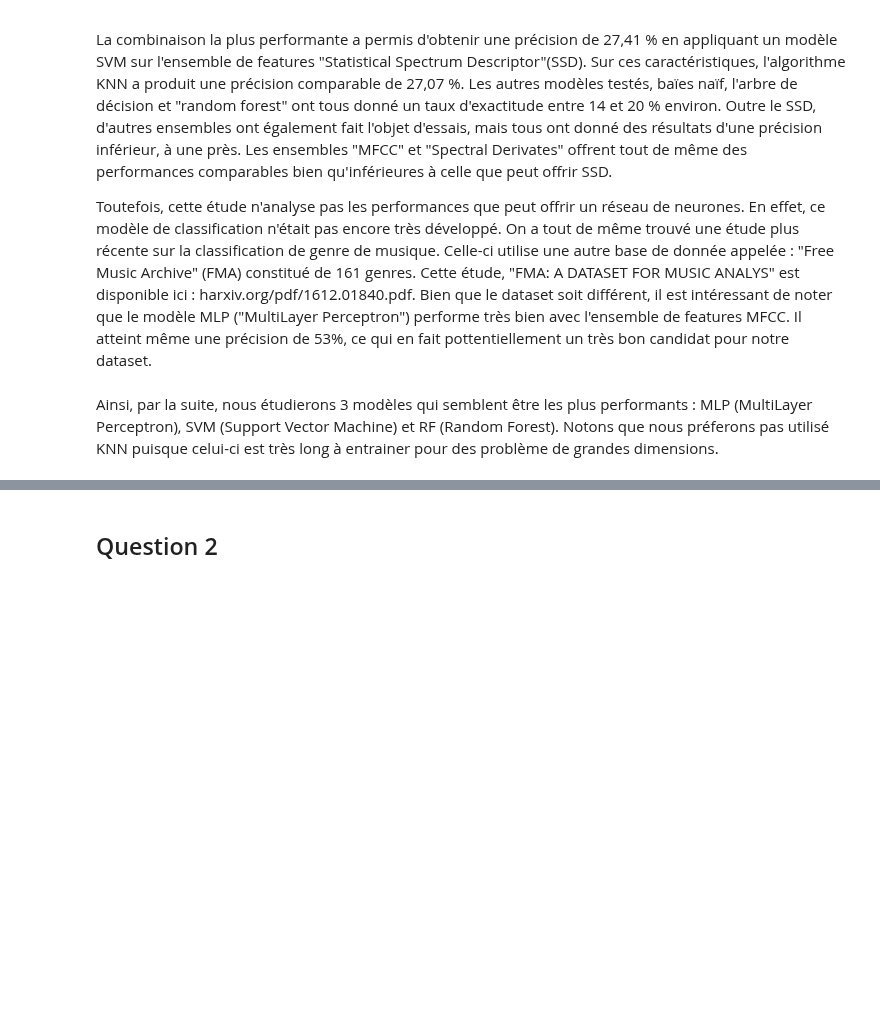
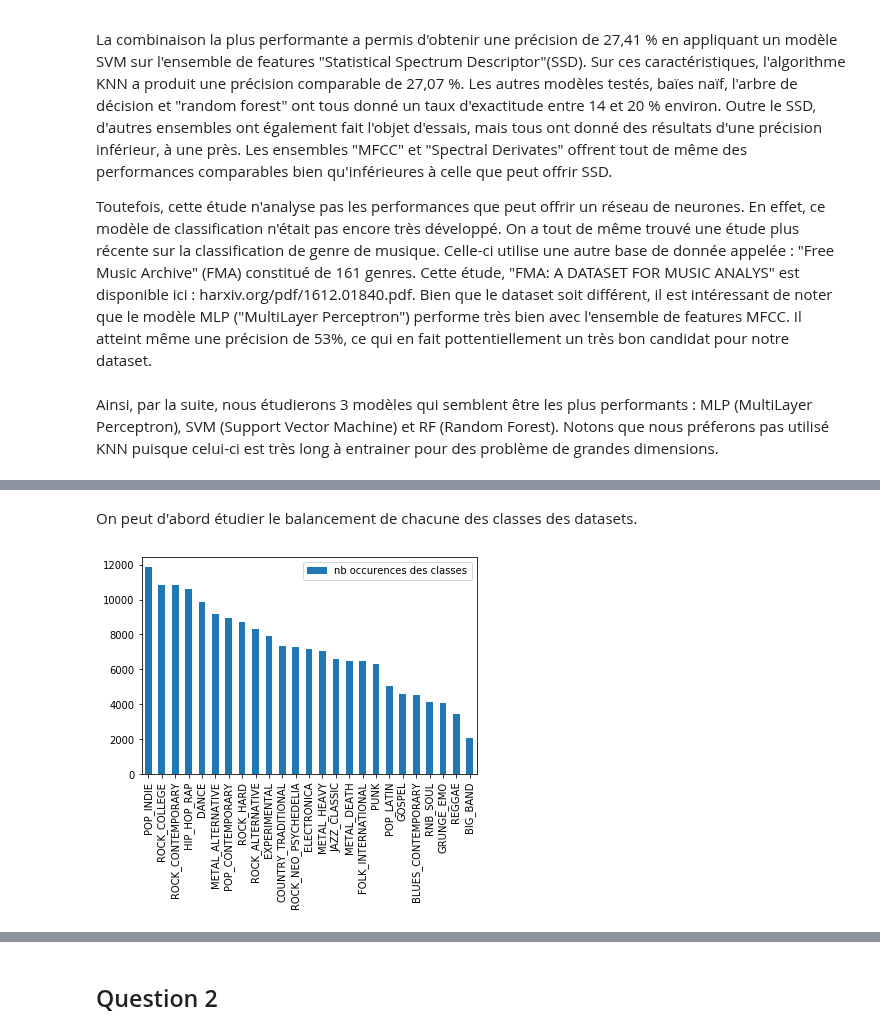
Before and after one commit to David-LETINAUD/GTI770, a Jupyter notebook: GTI770_Laboratoire4_-_BLEA14058906_LETD05129708_LIOT20069605/GTI770-TP04.ipynb, the cells around one changed output, grey strips where cells are left out. Cells and saved outputs as stored; diff of their text form; code cells hidden in the pictures; blank space fills up the shorter version.

Commit message:
balancement

```diff
--- a/GTI770_Laboratoire4_-_BLEA14058906_LETD05129708_LIOT20069605/GTI770-TP04.ipynb
+++ b/GTI770_Laboratoire4_-_BLEA14058906_LETD05129708_LIOT20069605/GTI770-TP04.ipynb
@@ -28,0 +36,22 @@ Ainsi, par la suite, nous étudierons 3 modèles qui semblent être les plus per
+# %%
+dataset_path_tab = []
+dataset_path_tab.append("./tagged_feature_sets/msd-ssd_dev/msd-ssd_dev.csv")
+dataset_path_tab.append("./tagged_feature_sets/msd-jmirmfccs_dev/msd-jmirmfccs_dev.csv")
+dataset_path_tab.append("./tagged_feature_sets/msd-jmirspectral_dev/msd-jmirspectral_dev.csv")
+dataset_path_tab.append("./tagged_feature_sets/msd-jmirderivatives_dev/msd-jmirderivatives_dev.csv")
+dataset_path_tab.append("./tagged_feature_sets/msd-jmirlpc_dev/msd-jmirlpc_dev.csv")
+dataset_path_tab.append("./tagged_feature_sets/msd-jmirmoments_dev/msd-jmirmoments_dev.csv")
+dataset_path_tab.append("./tagged_feature_sets/msd-marsyas_dev_new/msd-marsyas_dev_new.csv")
+dataset_path_tab.append("./tagged_feature_sets/msd-mvd_dev/msd-mvd_dev.csv")
+dataset_path_tab.append("./tagged_feature_sets/msd-rh_dev_new/msd-rh_dev_new.csv")
+dataset_path_tab.append("./tagged_feature_sets/msd-trh_dev/msd-trh_dev.csv")
+# %% [markdown]
+On peut d'abord étudier le balancement de chacune des classes des datasets.
+# %%
+features_list = pd.read_csv(dataset_path_tab[0], header=None, sep = ',')
+Y = features_list.iloc[:,-1]
+df = pd.DataFrame(Y.value_counts())
+ax = df.plot(kind='bar')
+ax.legend(["nb occurences des classes"]);
+# %% [output]
+[figure, added]
```
Also changed, not shown: parts of 7 cells of this notebook, 1 other file.
